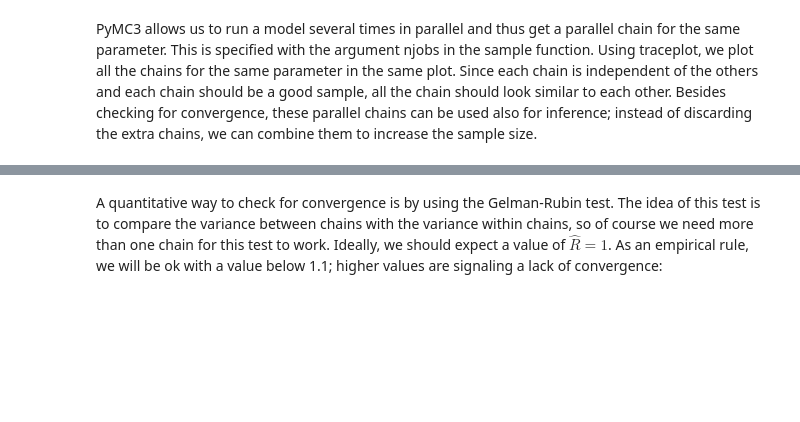
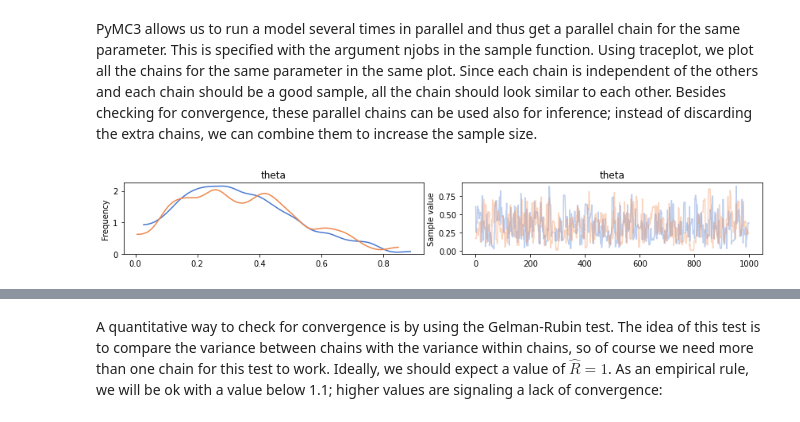
Before and after one commit to kkim610/AI_part2, a Jupyter notebook: wk08_BAP_ch02_Programming probabilistically a PyMC3 primer.ipynb, the cells around one changed output, grey strips where cells are left out. Saved outputs shown, nothing was run; the diff lists cells and outputs as text; code cells hidden in the pictures; blank space fills up the shorter version.

```diff
--- a/wk08_BAP_ch02_Programming probabilistically a PyMC3 primer.ipynb
+++ b/wk08_BAP_ch02_Programming probabilistically a PyMC3 primer.ipynb
@@ -370,6 +436,8 @@ with our_first_model:
 # %%
 burnin = 0  # no burnin
 multi_chain = multi_trace[burnin:]
 #pm.traceplot(multi_chain, lines={'theta':theta_real});
-az.plot_trace(multi_chain, compact=False, var_names=('theta'))
+pm.traceplot(multi_chain, varnames=['theta'])
 plt.savefig('B04958_02_06.png', dpi=300, figsize=(5.5, 5.5))
+# %% [output]
+[figure, added]
```
Also changed, not shown: parts of 25 cells of this notebook, 7 other files.
